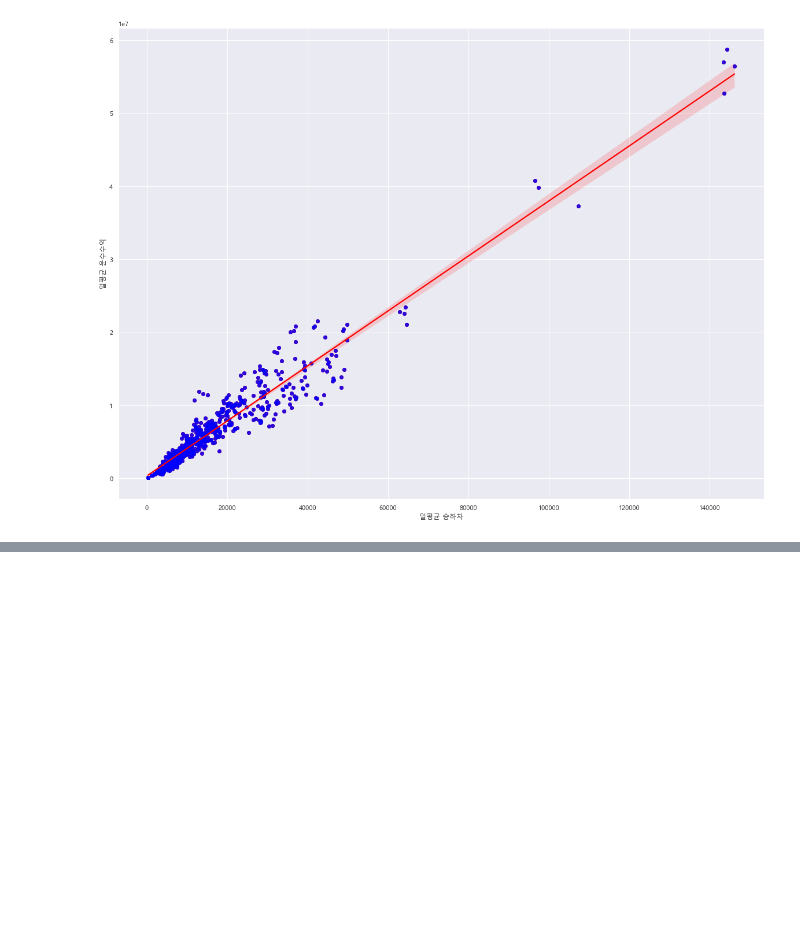
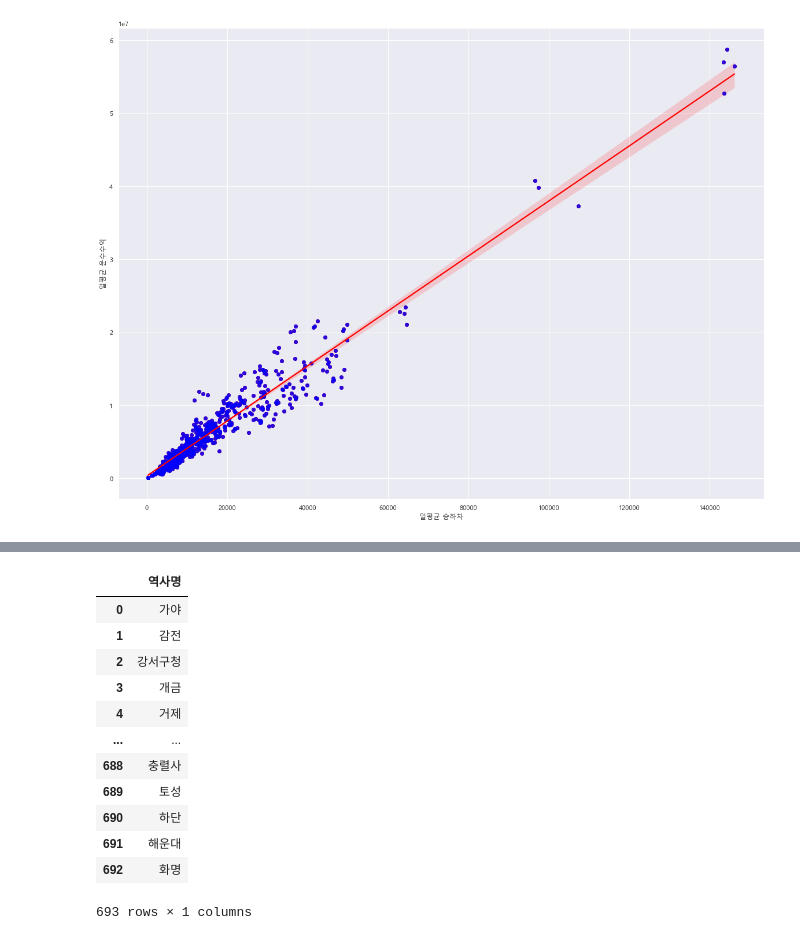
Before and after one commit to Busan-Bigdata-analysis/storage, a Jupyter notebook: analysis/Multiple_LR2.ipynb, the cells around one changed output, grey strips where cells are left out. Cells and saved outputs as stored; diff of their text form; code cells hidden in the pictures; blank space fills up the shorter version.

```diff
--- a/analysis/Multiple_LR2.ipynb
+++ b/analysis/Multiple_LR2.ipynb
@@ -145,0 +202,16 @@ plt.show()
+# %%
+df[["역사명"]]
+# %% [output]
+|  | 역사명 |
+| 0 | 가야 |
+| 1 | 감전 |
+| 2 | 강서구청 |
+| 3 | 개금 |
+| 4 | 거제 |
+| ... | ... |
+| 688 | 충렬사 |
+| 689 | 토성 |
+| 690 | 하단 |
+| 691 | 해운대 |
+| 692 | 화명 |
+693 rows × 1 columns
```
Also changed, not shown: parts of 5 cells of this notebook, 1 other file.
